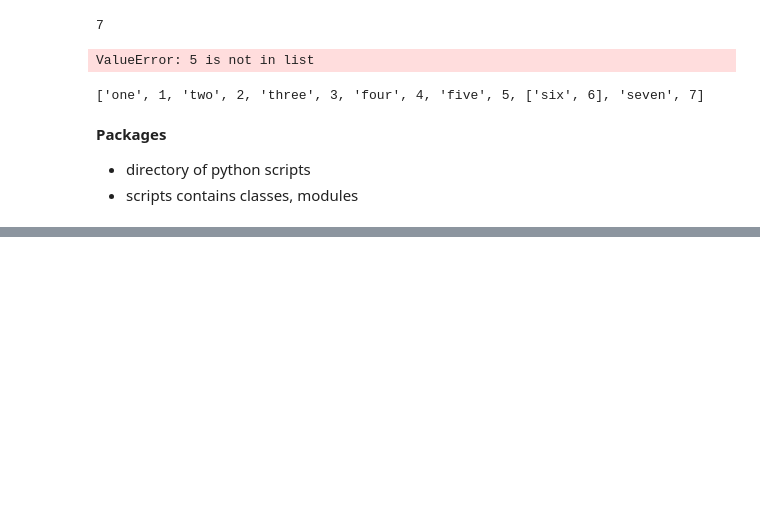
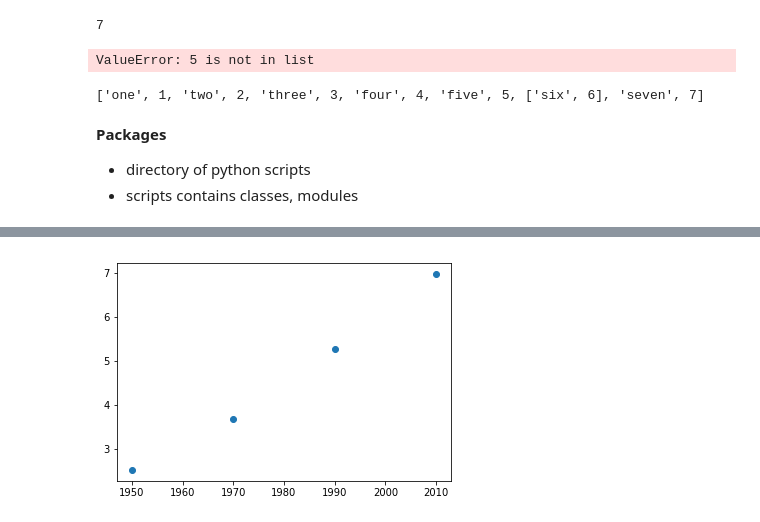
Before and after one commit to RekhaChandrasekaran/100-Days-Of-Data-Science, a Jupyter notebook: 1 - DataCamp Basics.ipynb, the cells around one changed output, grey strips where cells are left out. Saved outputs shown, nothing was run; the diff lists cells and outputs as text; code cells hidden in the pictures; blank space fills up the shorter version.

```diff
--- a/1 - DataCamp Basics.ipynb
+++ b/1 - DataCamp Basics.ipynb
@@ -85,0 +176,6 @@ arr1 = np.array(list_2)
+# %%
+# scatter plot
+plt.scatter(year, population)
+plt.show()
+# %% [output]
+[figure, added]
```
Also changed, not shown: parts of 44 cells of this notebook, 3 other files.
